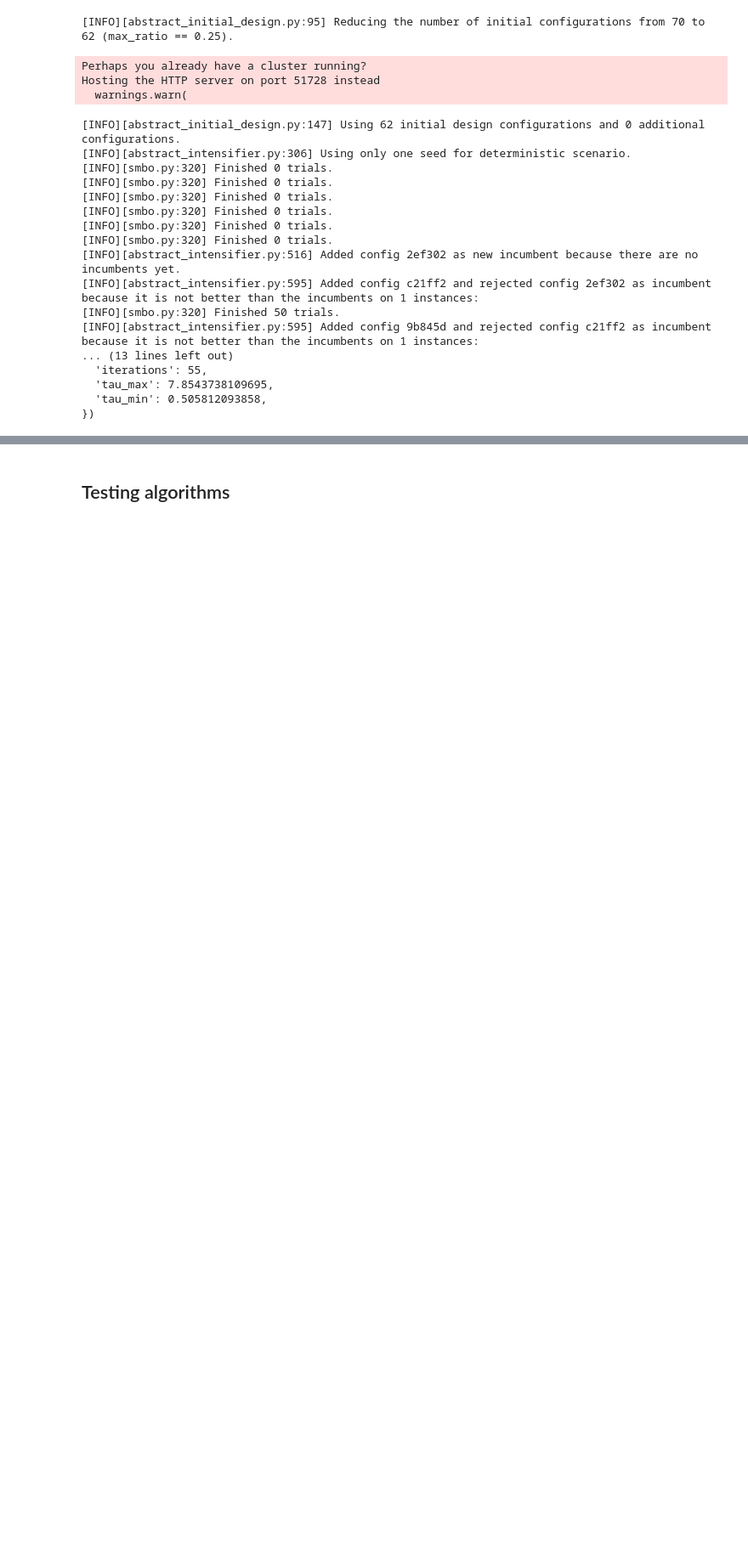
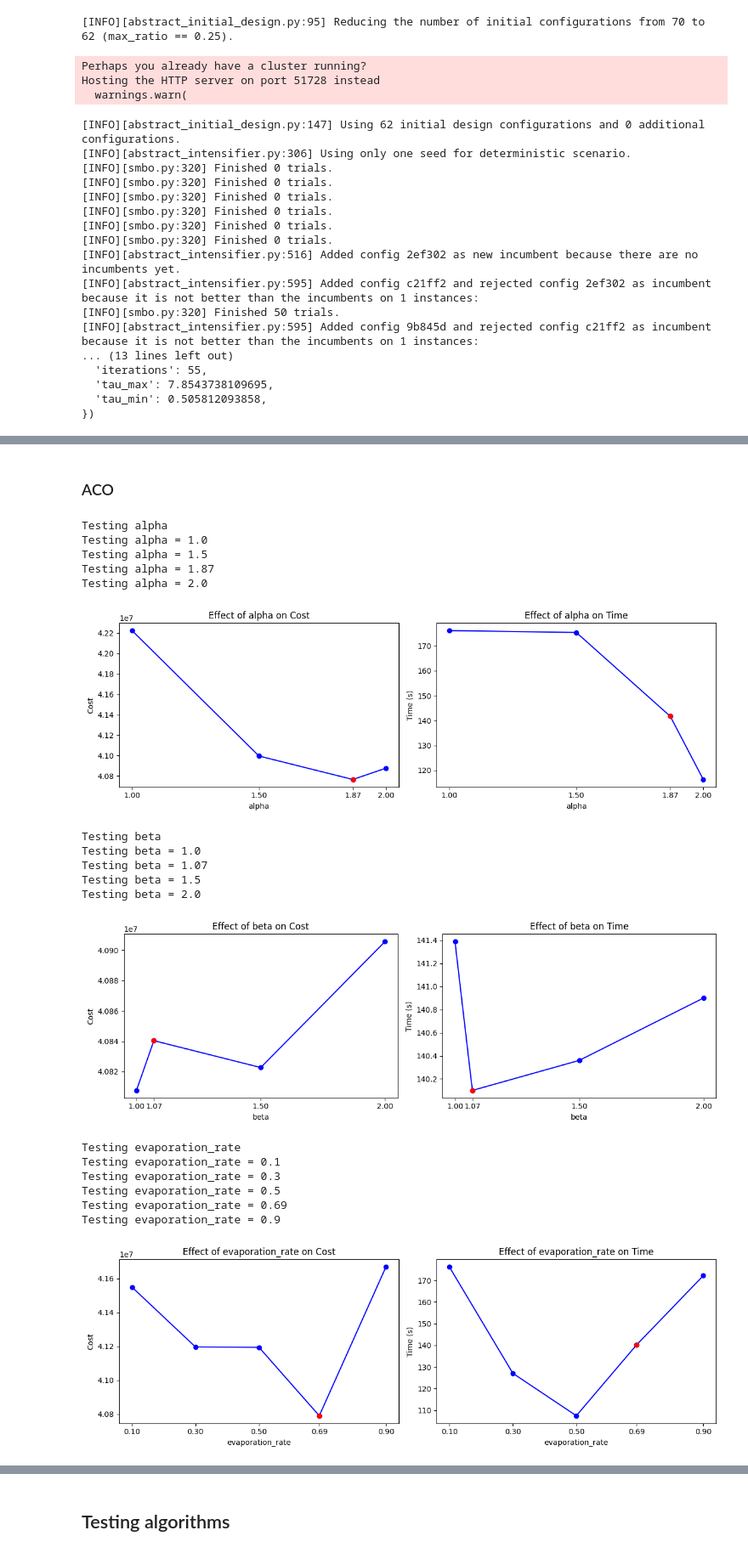
Before and after one commit to bergio13/heuristic-optimization-MWCCP, a Jupyter notebook: Heuristic_HW2.ipynb, the cells around one changed output, grey strips where cells are left out. Shown at 85% size. Cells and saved outputs as stored; diff of their text form; code cells hidden in the pictures; blank space fills up the shorter version.

```diff
--- a/Heuristic_HW2.ipynb
+++ b/Heuristic_HW2.ipynb
@@ -1064,0 +1229,2 @@ Hosting the HTTP server on port 51728 instead
+# %% [markdown]
+### ACO
@@ -1064,0 +1293,34 @@ Hosting the HTTP server on port 51728 instead
+# %%
+paramater_values = {
+    "alpha": [1.0, 1.5, 1.87, 2.0],
+    "beta": [1.0, 1.07, 1.5, 2.0],
+    "evaporation_rate": [0.1, 0.3, 0.5, 0.69, 0.9],
+    "ant_count": [15, 22, 50, 75, 100],
+    "iterations": [25, 55, 100, 150, 200, 250],
+    "tau_min": [0.1, 0.3, 0.51, 0.7, 1.0],
+    "tau_max": [1.0, 3.0, 7.85, 10.0]
+}
+
+for param_name, values in paramater_values.items():
+    print(f"Testing {param_name}")
+    graph_parameters_effect(ACO_params, param_name, values)
+# %% [output]
+Testing alpha
+Testing alpha = 1.0
+Testing alpha = 1.5
+Testing alpha = 1.87
+Testing alpha = 2.0
+[figure, added]
+Testing beta
+Testing beta = 1.0
+Testing beta = 1.07
+Testing beta = 1.5
+Testing beta = 2.0
+[figure, added]
+Testing evaporation_rate
+Testing evaporation_rate = 0.1
+Testing evaporation_rate = 0.3
+Testing evaporation_rate = 0.5
+Testing evaporation_rate = 0.69
+Testing evaporation_rate = 0.9
+[figure, added]
```
Also changed, not shown: parts of 46 cells of this notebook, 14 other files.
